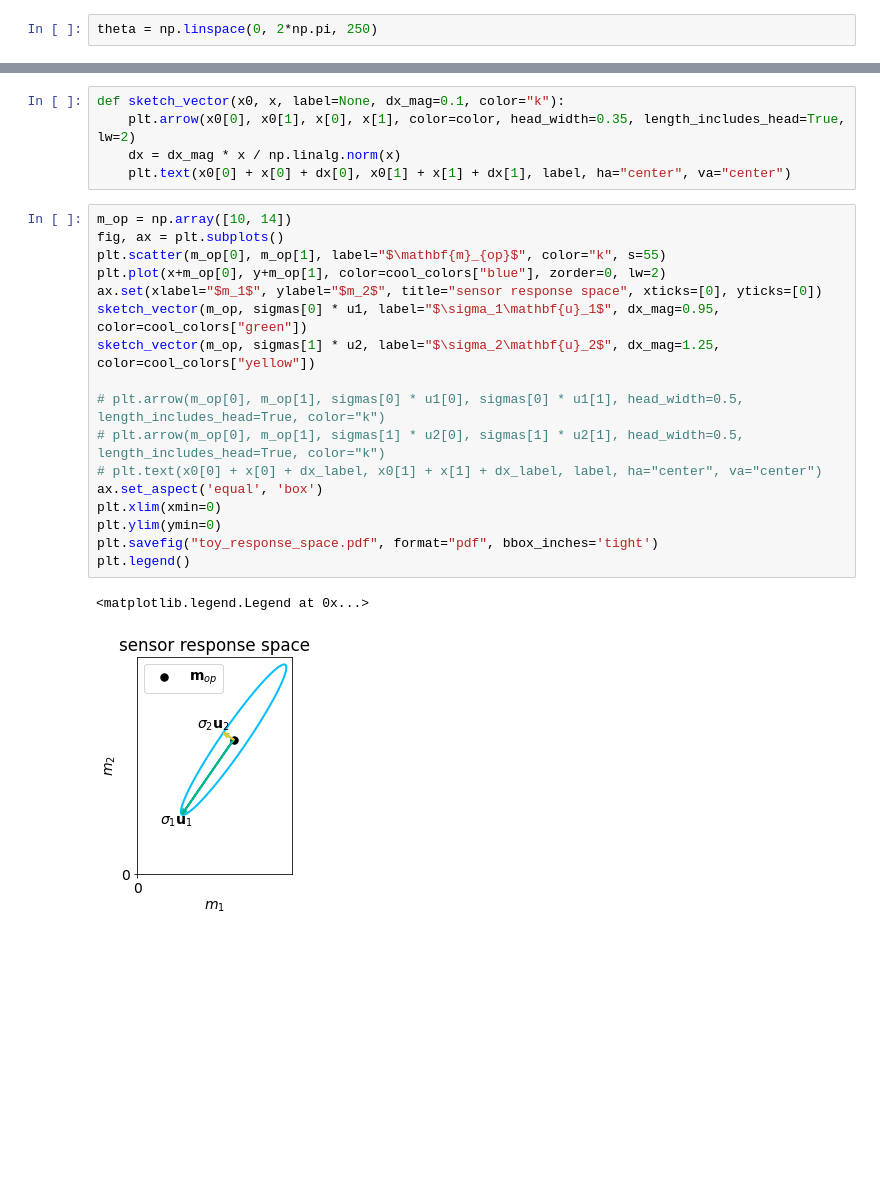
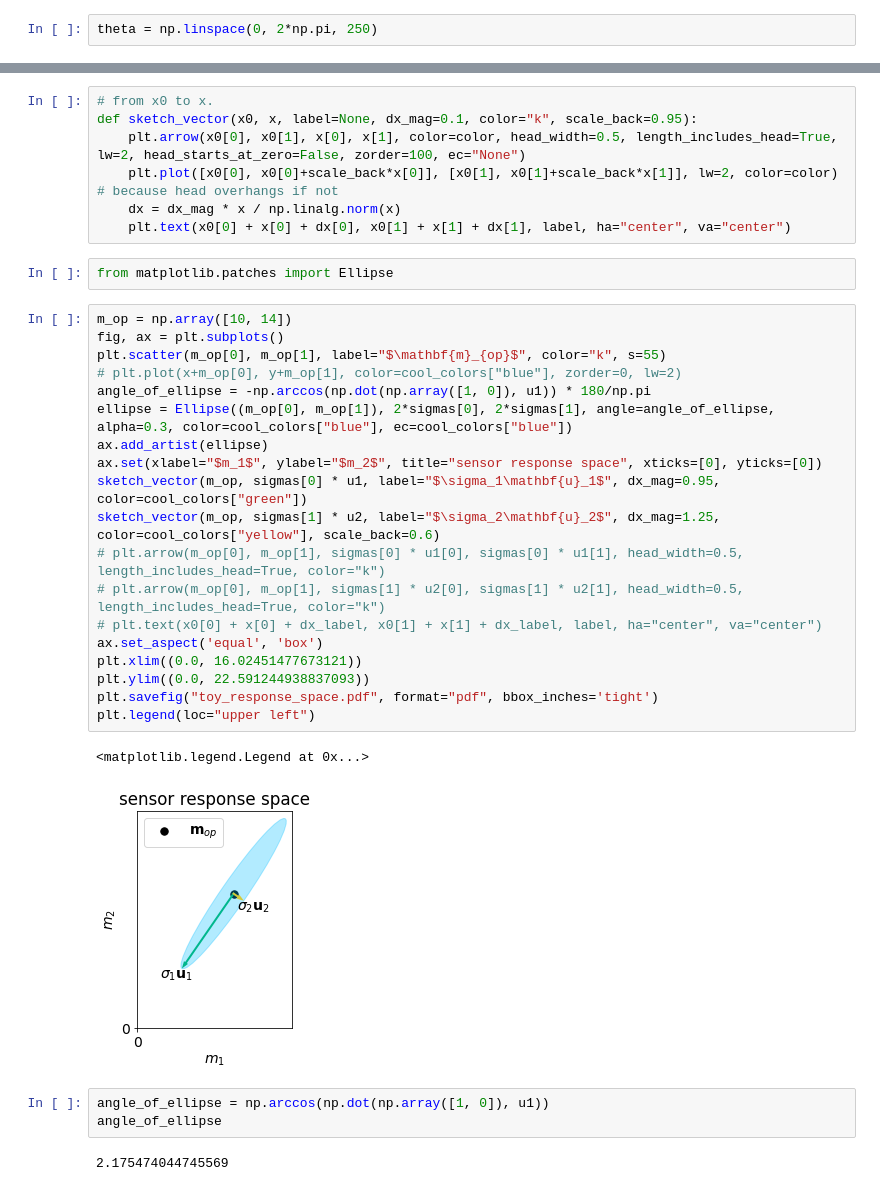
Before and after one commit to SimonEnsemble/unresponsive_directions_in_sensors, a Jupyter notebook: toy_mapping.ipynb, the cells around one changed output, grey strips where cells are left out. Drawn from its saved outputs; the diff is of its cells as text; blank space fills up the shorter version.

Commit message:
toy mapping includes internal of ellipse!

```diff
--- a/toy_mapping.ipynb
+++ b/toy_mapping.ipynb
@@ -120,28 +120,39 @@ array([-1.06248599, -1.19771858, -1.33218858, -1.46581037, -1.59849887,
 # %%
-def sketch_vector(x0, x, label=None, dx_mag=0.1, color="k"):
-    plt.arrow(x0[0], x0[1], x[0], x[1], color=color, head_width=0.35, length_includes_head=True, lw=2)
+# from x0 to x.
+def sketch_vector(x0, x, label=None, dx_mag=0.1, color="k", scale_back=0.95):
+    plt.arrow(x0[0], x0[1], x[0], x[1], color=color, head_width=0.5, length_includes_head=True, lw=2, head_starts_at_zero=False, zorder=100, ec="None")
+    plt.plot([x0[0], x0[0]+scale_back*x[0]], [x0[1], x0[1]+scale_back*x[1]], lw=2, color=color) # because head overhangs if not
     dx = dx_mag * x / np.linalg.norm(x)
     plt.text(x0[0] + x[0] + dx[0], x0[1] + x[1] + dx[1], label, ha="center", va="center")
+# %%
+from matplotlib.patches import Ellipse
 # %%
 m_op = np.array([10, 14])
 fig, ax = plt.subplots()
 plt.scatter(m_op[0], m_op[1], label="$\mathbf{m}_{op}$", color="k", s=55)
-plt.plot(x+m_op[0], y+m_op[1], color=cool_colors["blue"], zorder=0, lw=2)
+# plt.plot(x+m_op[0], y+m_op[1], color=cool_colors["blue"], zorder=0, lw=2)
+angle_of_ellipse = -np.arccos(np.dot(np.array([1, 0]), u1)) * 180/np.pi
+ellipse = Ellipse((m_op[0], m_op[1]), 2*sigmas[0], 2*sigmas[1], angle=angle_of_ellipse, alpha=0.3, color=cool_colors["blue"], ec=cool_colors["blue"])
+ax.add_artist(ellipse)
 ax.set(xlabel="$m_1$", ylabel="$m_2$", title="sensor response space", xticks=[0], yticks=[0])
 sketch_vector(m_op, sigmas[0] * u1, label="$\sigma_1\mathbf{u}_1$", dx_mag=0.95, color=cool_colors["green"])
-sketch_vector(m_op, sigmas[1] * u2, label="$\sigma_2\mathbf{u}_2$", dx_mag=1.25, color=cool_colors["yellow"])
-
+sketch_vector(m_op, sigmas[1] * u2, label="$\sigma_2\mathbf{u}_2$", dx_mag=1.25, color=cool_colors["yellow"], scale_back=0.6)
 # plt.arrow(m_op[0], m_op[1], sigmas[0] * u1[0], sigmas[0] * u1[1], head_width=0.5, length_includes_head=True, color="k")
 # plt.arrow(m_op[0], m_op[1], sigmas[1] * u2[0], sigmas[1] * u2[1], head_width=0.5, length_includes_head=True, color="k")
 # plt.text(x0[0] + x[0] + dx_label, x0[1] + x[1] + dx_label, label, ha="center", va="center")
 ax.set_aspect('equal', 'box')
-plt.xlim(xmin=0)
-plt.ylim(ymin=0)
+plt.xlim((0.0, 16.02451477673121))
+plt.ylim((0.0, 22.591244938837093))
 plt.savefig("toy_response_space.pdf", format="pdf", bbox_inches='tight')
-plt.legend()
+plt.legend(loc="upper left")
 # %% [output]
 <matplotlib.legend.Legend at 0x...>
-[figure, old version]
+[figure, new version]
+# %%
+angle_of_ellipse = np.arccos(np.dot(np.array([1, 0]), u1))
+angle_of_ellipse
+# %% [output]
+2.175474044745569
 # %%
 fig, ax = plt.subplots(subplot_kw={"projection": "3d"})
 surf = ax.plot_surface(X, Y, Z, alpha=0.2, rstride=1, cstride=1, color=cool_colors["blue"])
```
Also changed, not shown: parts of 5 cells of this notebook.
